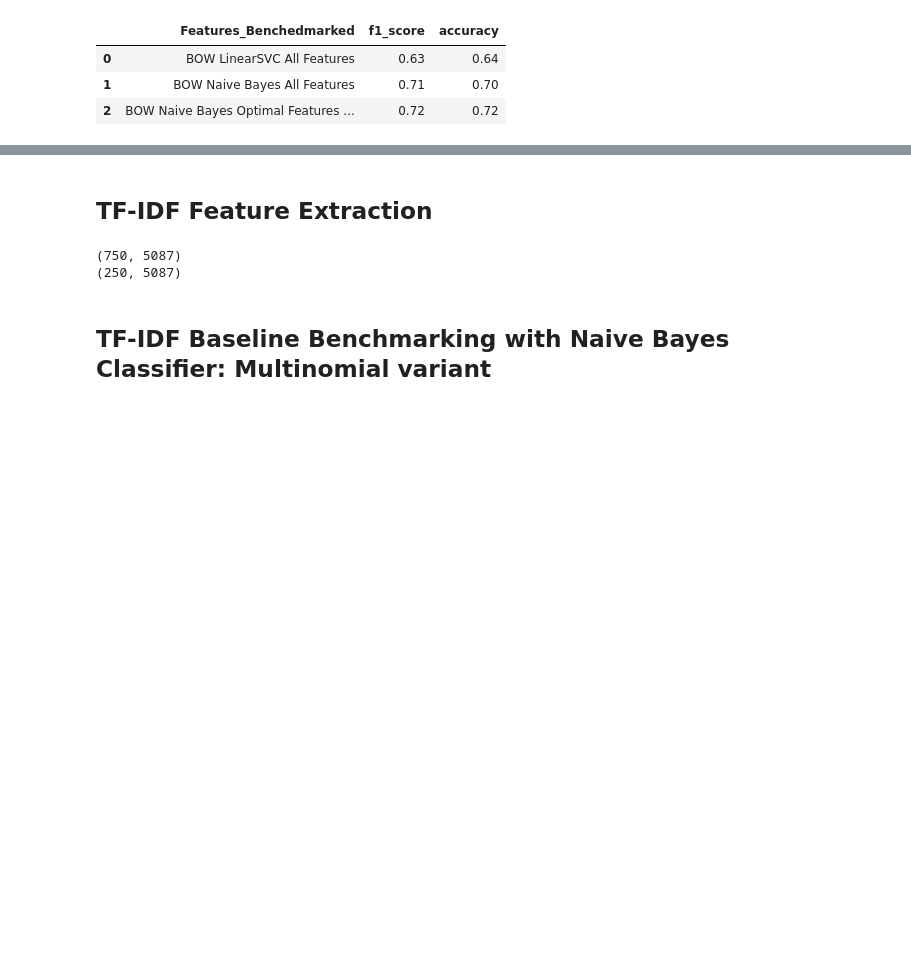
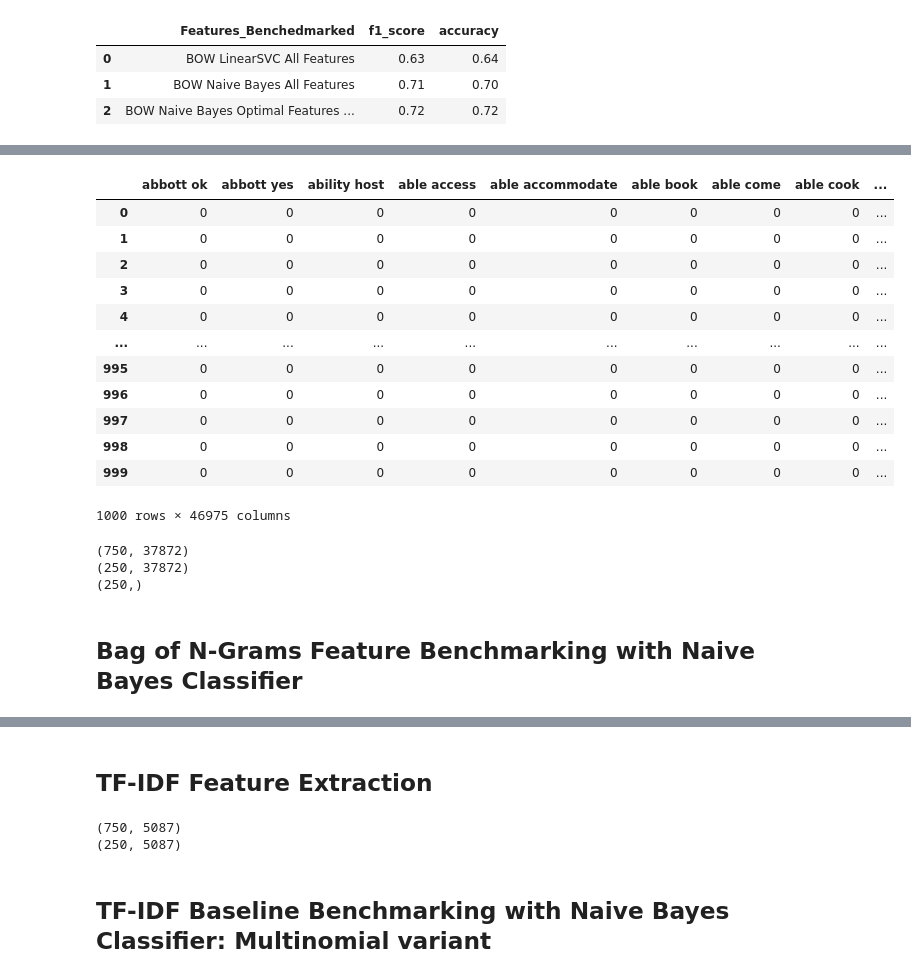
Before and after one commit to CSML1010-3-2020/NLPCourseProject, a Jupyter notebook: CSML1010_Group3_Course_Project_Feature_Engineering_Selection.ipynb, the cells around one changed output, grey strips where cells are left out. Cells and saved outputs as stored; diff of their text form; code cells hidden in the pictures; blank space fills up the shorter version.

Commit message:
Bag of NGrams added and LinearSVC section removed.

```diff
--- a/CSML1010_Group3_Course_Project_Feature_Engineering_Selection.ipynb
+++ b/CSML1010_Group3_Course_Project_Feature_Engineering_Selection.ipynb
@@ -577,0 +522,7 @@ df_benchmarks
+# %%
+from sklearn.feature_extraction.text import CountVectorizer
+
+bv = CountVectorizer(ngram_range=(2,2))
+bv_matrix = bv.fit_transform(doc_lst)
+bv_matrix = bv_matrix.toarray()
+bv_matrix
@@ -577,0 +537,32 @@ df_benchmarks
+# %%
+# get all unique words in the corpus
+vocab = bv.get_feature_names()
+# show document feature vectors
+pd.DataFrame(bv_matrix, columns=vocab)
+# %% [output]
+|  | abbott ok | abbott yes | ability host | able access | able accommodate | able book | able come | able cook | ... |
+| 0 | 0 | 0 | 0 | 0 | 0 | 0 | 0 | 0 | ... |
+| 1 | 0 | 0 | 0 | 0 | 0 | 0 | 0 | 0 | ... |
+| 2 | 0 | 0 | 0 | 0 | 0 | 0 | 0 | 0 | ... |
+| 3 | 0 | 0 | 0 | 0 | 0 | 0 | 0 | 0 | ... |
+| 4 | 0 | 0 | 0 | 0 | 0 | 0 | 0 | 0 | ... |
+| ... | ... | ... | ... | ... | ... | ... | ... | ... | ... |
+| 995 | 0 | 0 | 0 | 0 | 0 | 0 | 0 | 0 | ... |
+| 996 | 0 | 0 | 0 | 0 | 0 | 0 | 0 | 0 | ... |
+| 997 | 0 | 0 | 0 | 0 | 0 | 0 | 0 | 0 | ... |
+| 998 | 0 | 0 | 0 | 0 | 0 | 0 | 0 | 0 | ... |
+| 999 | 0 | 0 | 0 | 0 | 0 | 0 | 0 | 0 | ... |
+1000 rows × 46975 columns
+# %%
+# Get Bag of N-Gram features
+X_train_bong = bv.fit_transform(X_train).toarray()
+X_test_bong = bv.transform(X_test).toarray()
+print (X_train_bong.shape)
+print (X_test_bong.shape)
+print (y_test.shape)
+# %% [output]
+(750, 37872)
+(250, 37872)
+(250,)
+# %% [markdown]
+## Bag of N-Grams Feature Benchmarking with Naive Bayes Classifier
```
Also changed, not shown: parts of 64 cells of this notebook.
